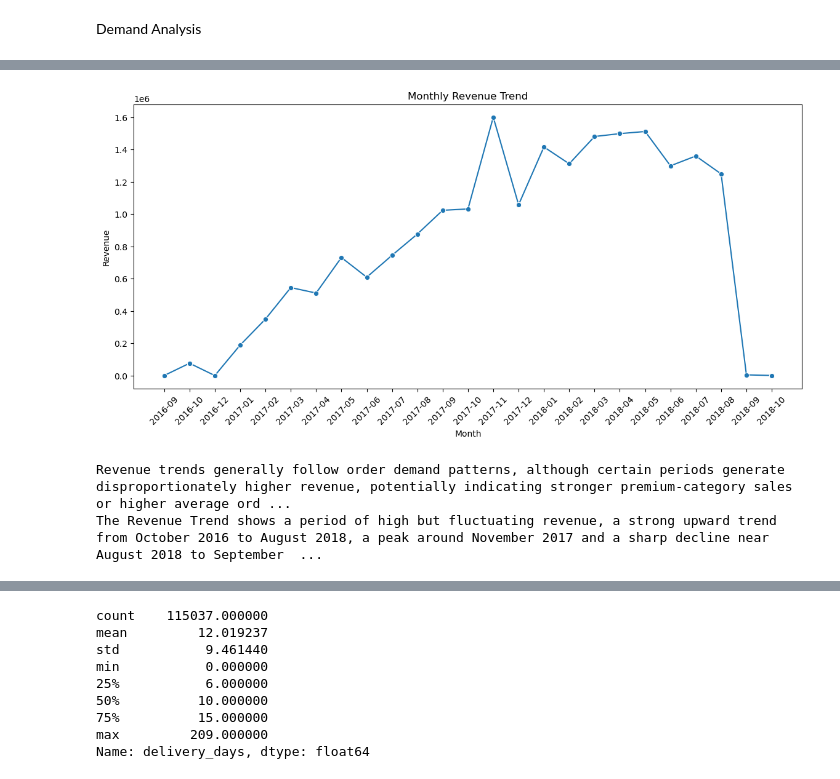
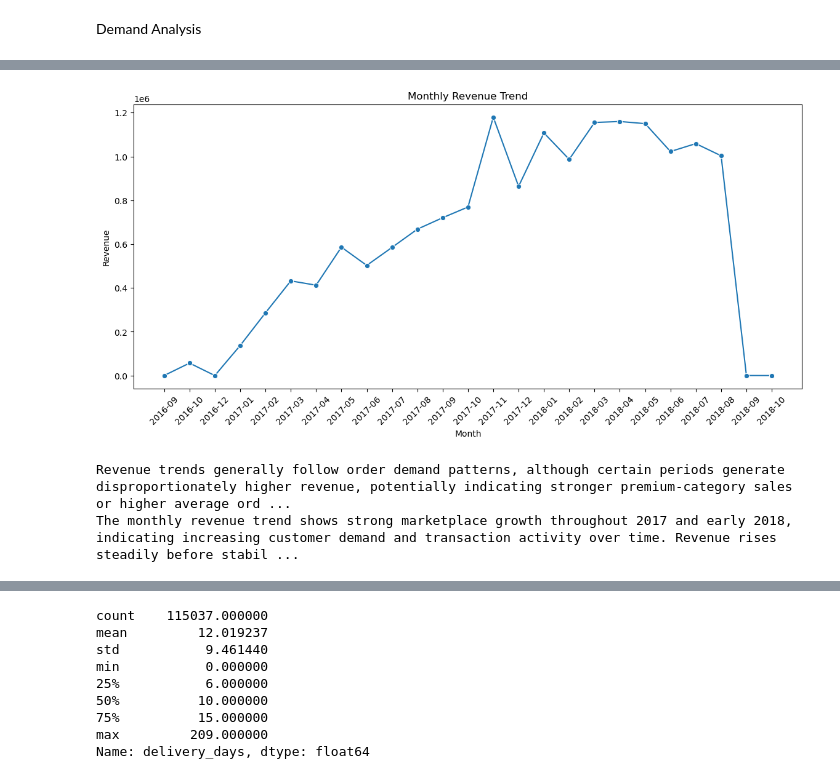
Before and after one commit to sabinamagar7-maker/ecommerce-pricing-customer-analysis, a Jupyter notebook: Notebook/_02_Data_Analysis.ipynb, the cells around one changed output, grey strips where cells are left out. Saved outputs shown, nothing was run; the diff lists cells and outputs as text; code cells hidden in the pictures.

```diff
--- a/Notebook/_02_Data_Analysis.ipynb
+++ b/Notebook/_02_Data_Analysis.ipynb
@@ -204,0 +180,36 @@ category_analysis.head(10)
+# %%
+#dropping the duplicates rows for calculating revenue
+
+revenue_df = df.drop_duplicates(
+    subset=[
+        'order_id',
+        'order_item_id',
+        'product_id'
+    ]
+).copy()
+# %%
+#Category Pricing Analysis
+
+#For commercial analysis purposes, total revenue was calculated as
+#the sum of product price and freight value to better represent
+#the total transaction value paid by customers.
+
+# Calculate commercial revenue
+revenue_df['total_revenue'] = (
+    revenue_df['price']
+    + revenue_df['freight_value']
+)
+
+print(revenue_df['total_revenue'].sum())
+
+category_analysis = revenue_df.groupby(
+    'product_category_name'
+).agg(
+    average_price=('price', 'mean'),
+    total_revenue=('total_revenue', 'sum'),
+    order_volume=('order_id', 'nunique')
+).reset_index().sort_values(
+    by='total_revenue',
+    ascending=False
+)
+category_analysis.head(10)
@@ -321,8 +345,8 @@ plt.show()
 # %%
 #Monthly Revenue Trend
-revenue_trend = df.groupby(
+revenue_trend = revenue_df.groupby(
     'order_month'
-)['payment_value'].sum().reset_index()
+)['total_revenue'].sum().reset_index()
 
 revenue_trend.columns = [
     'month',
@@ -331,25 +355,27 @@ revenue_trend.columns = [
 # %%
 #Visualization
 plt.figure(figsize=(14,6))
 
 sns.lineplot(
     data=revenue_trend,
     x='month',
     y='total_revenue',
     marker='o'
 )
 
 plt.xticks(rotation=45)
 
 plt.title('Monthly Revenue Trend')
 plt.xlabel('Month')
 plt.ylabel('Revenue')
 
 plt.show()
 
 print("Revenue trends generally follow order demand patterns, although certain periods generate disproportionately higher revenue, potentially indicating stronger premium-category sales or higher average order values.")
-print("The Revenue Trend shows a period of high but fluctuating revenue, a strong upward trend from October 2016 to August 2018, a peak around November 2017 and a sharp decline near August 2018 to September 2018.")
+print("The monthly revenue trend shows strong marketplace growth throughout 2017 and early 2018, indicating increasing customer demand and transaction activity over time. Revenue rises steadily before stabilizing around the 1.0–1.2 million range during 2018, suggesting a period of sustained commercial performance./n"
+
+"The sharp decline at the end of 2018 is most likely caused by incomplete or missing data for the final months rather than an actual collapse in marketplace performance.")
 # %% [output]
-[figure, old version]
+[figure, new version]
 Revenue trends generally follow order demand patterns, although certain periods generate disproportionately higher revenue, potentially indicating stronger premium-category sales or higher average ord ...
-The Revenue Trend shows a period of high but fluctuating revenue, a strong upward trend from October 2016 to August 2018, a peak around November 2017 and a sharp decline near August 2018 to September  ...
+The monthly revenue trend shows strong marketplace growth throughout 2017 and early 2018, indicating increasing customer demand and transaction activity over time. Revenue rises steadily before stabil ...
```
Also changed, not shown: parts of 17 cells of this notebook.
